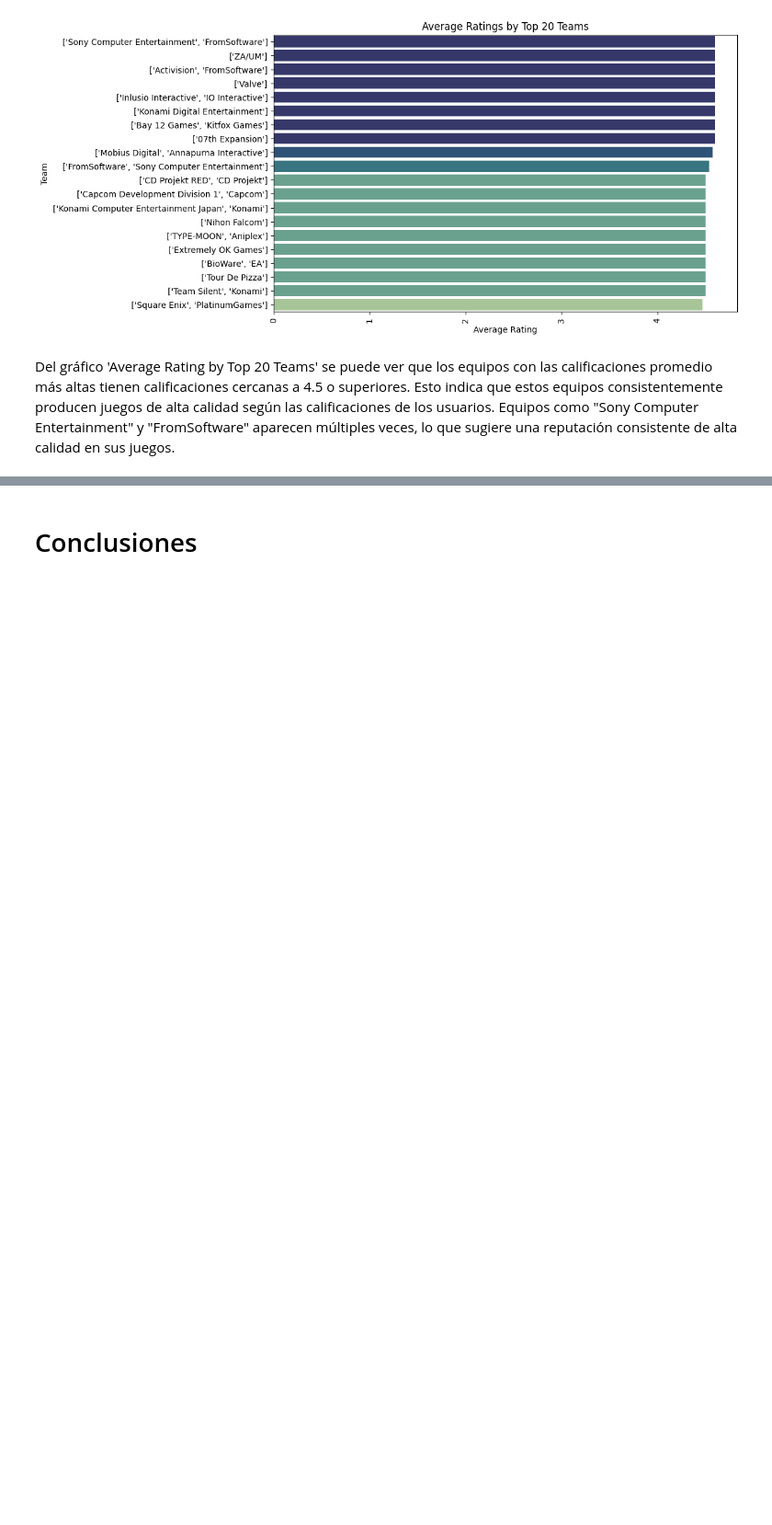
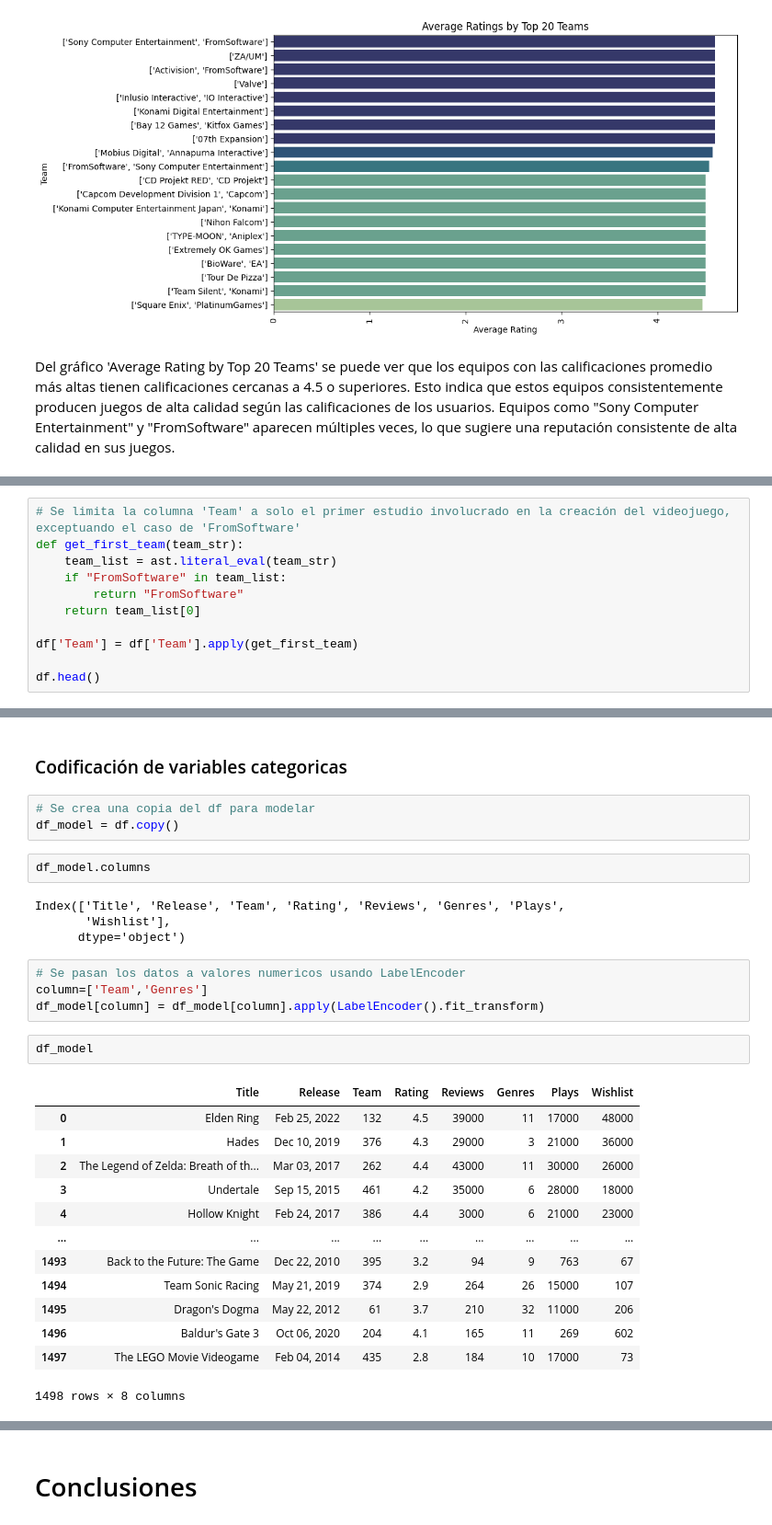
Before and after one commit to CGSData/Proyecto_DSII, a Jupyter notebook: ProyectoDSII_GonzalezCarlos.ipynb, the cells around one changed output, grey strips where cells are left out. Shown at 92% size. Saved outputs shown, nothing was run; the diff lists cells and outputs as text; blank space fills up the shorter version.

```diff
--- a/ProyectoDSII_GonzalezCarlos.ipynb
+++ b/ProyectoDSII_GonzalezCarlos.ipynb
@@ -378,0 +499,11 @@ Equipos como "Sony Computer Entertainment" y "FromSoftware" aparecen múltiples
+# %%
+# Se limita la columna 'Team' a solo el primer estudio involucrado en la creación del videojuego, exceptuando el caso de 'FromSoftware'
+def get_first_team(team_str):
+    team_list = ast.literal_eval(team_str)
+    if "FromSoftware" in team_list:
+        return "FromSoftware"
+    return team_list[0]
+
+df['Team'] = df['Team'].apply(get_first_team)
+
+df.head()
@@ -378,0 +537,31 @@ Equipos como "Sony Computer Entertainment" y "FromSoftware" aparecen múltiples
+# %% [markdown]
+### Codificación de variables categoricas
+# %%
+# Se crea una copia del df para modelar
+df_model = df.copy()
+# %%
+df_model.columns
+# %% [output]
+Index(['Title', 'Release', 'Team', 'Rating', 'Reviews', 'Genres', 'Plays',
+       'Wishlist'],
+      dtype='object')
+# %%
+# Se pasan los datos a valores numericos usando LabelEncoder
+column=['Team','Genres']
+df_model[column] = df_model[column].apply(LabelEncoder().fit_transform)
+# %%
+df_model
+# %% [output]
+|  | Title | Release | Team | Rating | Reviews | Genres | Plays | Wishlist |
+| 0 | Elden Ring | Feb 25, 2022 | 132 | 4.5 | 39000 | 11 | 17000 | 48000 |
+| 1 | Hades | Dec 10, 2019 | 376 | 4.3 | 29000 | 3 | 21000 | 36000 |
+| 2 | The Legend of Zelda: Breath of th... | Mar 03, 2017 | 262 | 4.4 | 43000 | 11 | 30000 | 26000 |
+| 3 | Undertale | Sep 15, 2015 | 461 | 4.2 | 35000 | 6 | 28000 | 18000 |
+| 4 | Hollow Knight | Feb 24, 2017 | 386 | 4.4 | 3000 | 6 | 21000 | 23000 |
+| ... | ... | ... | ... | ... | ... | ... | ... | ... |
+| 1493 | Back to the Future: The Game | Dec 22, 2010 | 395 | 3.2 | 94 | 9 | 763 | 67 |
+| 1494 | Team Sonic Racing | May 21, 2019 | 374 | 2.9 | 264 | 26 | 15000 | 107 |
+| 1495 | Dragon's Dogma | May 22, 2012 | 61 | 3.7 | 210 | 32 | 11000 | 206 |
+| 1496 | Baldur's Gate 3 | Oct 06, 2020 | 204 | 4.1 | 165 | 11 | 269 | 602 |
+| 1497 | The LEGO Movie Videogame | Feb 04, 2014 | 435 | 2.8 | 184 | 10 | 17000 | 73 |
+1498 rows × 8 columns
```
Also changed, not shown: parts of 54 cells of this notebook.
